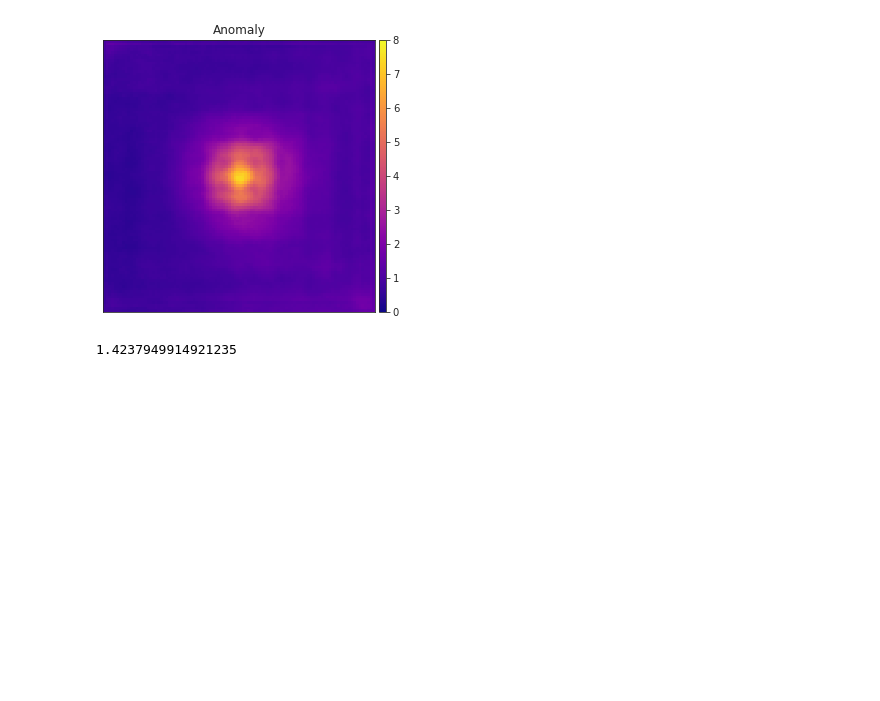
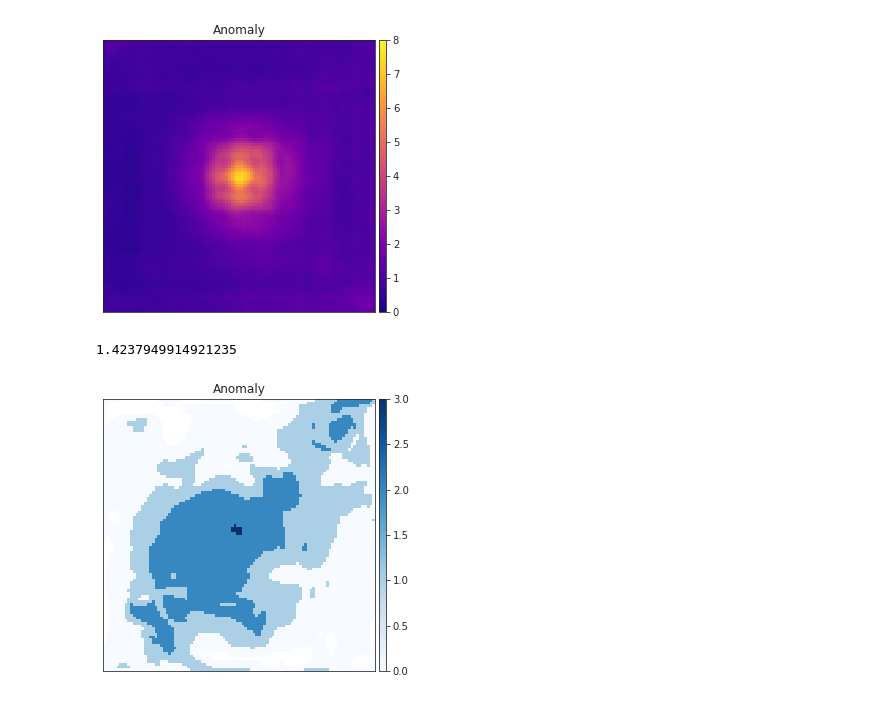
Before and after one commit to vosps/tropical_cyclone, a Jupyter notebook: cgan/eval.ipynb, the cells around one changed output. Cells and saved outputs as stored; diff of their text form; code cells hidden in the pictures; blank space fills up the shorter version.

```diff
--- a/cgan/eval.ipynb
+++ b/cgan/eval.ipynb
@@ -123,3 +109,98 @@ print(np.nanmean(crps))
 (2400, 100, 100)
 [figure]
 1.4237949914921235
+# %%
+# image segmentation
+im = pred[-1,:,:]
+im = segment_image(im)
+plot_anomaly(im,'Blues',plot='plot',vmin=0,vmax=3)
+
+im = real[-1,:,:]
+im = segment_image(im)
+plot_anomaly(im,'Blues',plot='plot',vmin=0,vmax=3)
+
+
+anomalies = np.zeros((n_images,100,100))
+all_rmse = np.zeros((n_images))
+
+correct_0 = np.zeros(n_images)
+correct_1 = np.zeros(n_images)
+correct_2 = np.zeros(n_images)
+correct_3 = np.zeros(n_images)
+
+no_0 = np.zeros(n_images)
+no_1 = np.zeros(n_images)
+no_2 = np.zeros(n_images)
+no_3 = np.zeros(n_images)
+
+light_0 = np.zeros(n_images)
+light_1 = np.zeros(n_images)
+light_2 = np.zeros(n_images)
+light_3 = np.zeros(n_images)
+
+medium_0 = np.zeros(n_images)
+medium_1 = np.zeros(n_images)
+medium_2 = np.zeros(n_images)
+medium_3 = np.zeros(n_images)
+
+heavy_0 = np.zeros(n_images)
+heavy_1 = np.zeros(n_images)
+heavy_2 = np.zeros(n_images)
+heavy_3 = np.zeros(n_images)
+
+for i in range(n_images):
+	pred_im = segment_image(pred[i,:,:])
+	real_im = segment_image(real[i,:,:])
+	rmse = np.sqrt(np.nanmean(((real_im- pred_im) ** 2)))
+	anomaly = pred_im - real_im
+	anomalies[i] = anomaly
+	all_rmse[i] = rmse
+
+	# low_to_no = np.where(real_im == 0,0,np.nan)
+
+	correct,no,light,medium,heavy = segment_diff(real_im,pred_im,rain=0)
+	correct_0[i],no_0[i],light_0[i],medium_0[i],heavy_0[i] = correct,no,light,medium,heavy
+
+	correct,no,light,medium,heavy = segment_diff(real_im,pred_im,rain=1)
+	correct_1[i],no_1[i],light_1[i],medium_1[i],heavy_1[i] = correct,no,light,medium,heavy
+
+	correct,no,light,medium,heavy = segment_diff(real_im,pred_im,rain=2)
+	correct_2[i],no_2[i],light_2[i],medium_2[i],heavy_2[i] = correct,no,light,medium,heavy
+
+	correct,no,light,medium,heavy = segment_diff(real_im,pred_im,rain=3)
+	correct_3[i],no_3[i],light_3[i],medium_3[i],heavy_3[i] = correct,no,light,medium,heavy
+
+
+
+rain = ['Low to no','Light','Medium','Heavy']
+low = [correct_0.mean(),no_1.mean(),no_2.mean(),no_3.mean()]
+light = [light_0.mean(),correct_1.mean(),light_2.mean(),light_3.mean()]
+medium = [medium_0.mean(),medium_1.mean(),correct_2.mean(),medium_3.mean()]
+heavy = [heavy_0.mean(),heavy_1.mean(),heavy_2.mean(),correct_3.mean()]
+
+
+print(low)
+print(light)
+print(medium)
+print(heavy)
+print(ind)
+
+plt.bar(rain, low, width=0.8, label='Low to no',color='#ecc8af', bottom=light)
+plt.bar(rain, light, width=0.8, label='Light', color = '#e7ad99', bottom=medium)
+plt.bar(rain, medium, width=0.8, label='Medium',color = '#ce796b', bottom=heavy)
+plt.bar(rain, heavy, width=0.8, color = '#495867',label='Heavy')
+
+plt.xlabel("Rain Type")
+plt.ylabel("Score?")
+plt.legend(rain)
+# plt.bar(ind, bronzes, width=0.8, label='bronzes', color='#CD853F')
+plt.show()
+# plot_anomaly(low_to_no_pred,plot='show',vmin = -3,vmax=3,cmap='RdBu')
+
+anomalies_mean = np.nanmean(anomalies,axis=0)
+print(anomalies_mean.shape)
+
+# plot_anomaly(anomaly,plot='show',vmin = -3,vmax=3,cmap='RdBu')
+# plot_anomaly(anomalies_mean,plot='show',cmap='RdBu')
+# %% [output]
+[figure, added]
```
Also changed, not shown: parts of 4 cells of this notebook, 2 other files.
